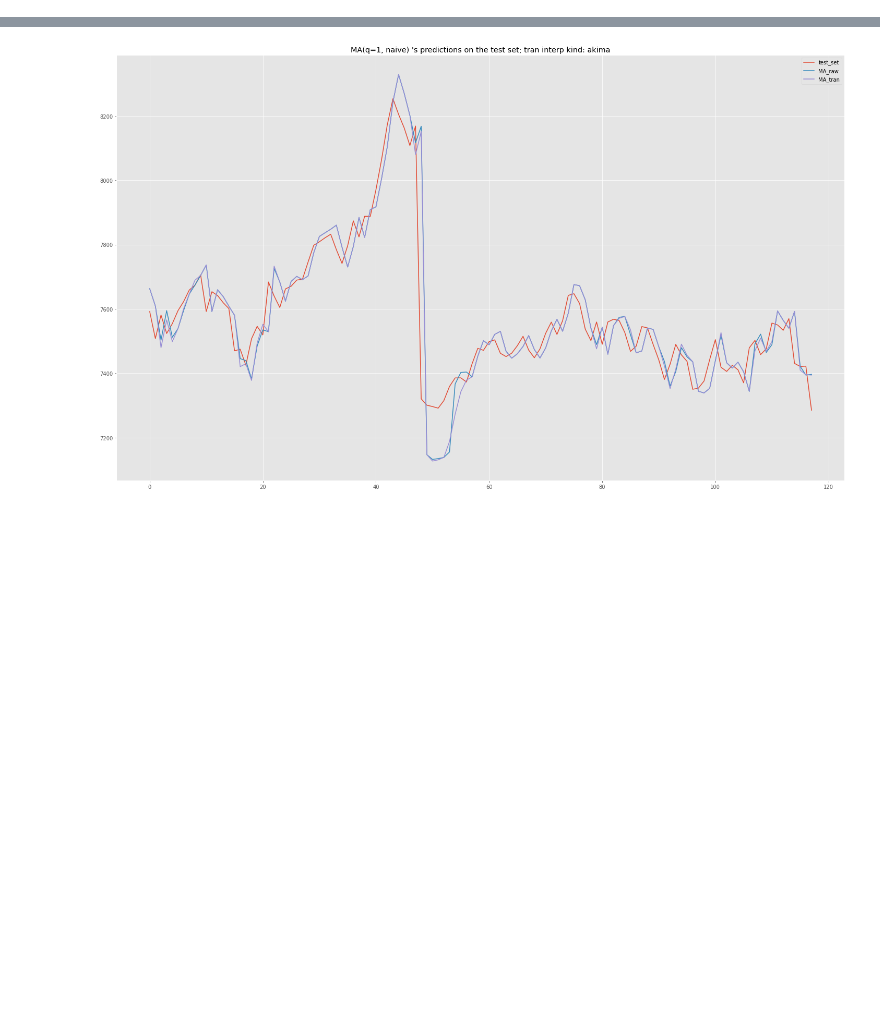
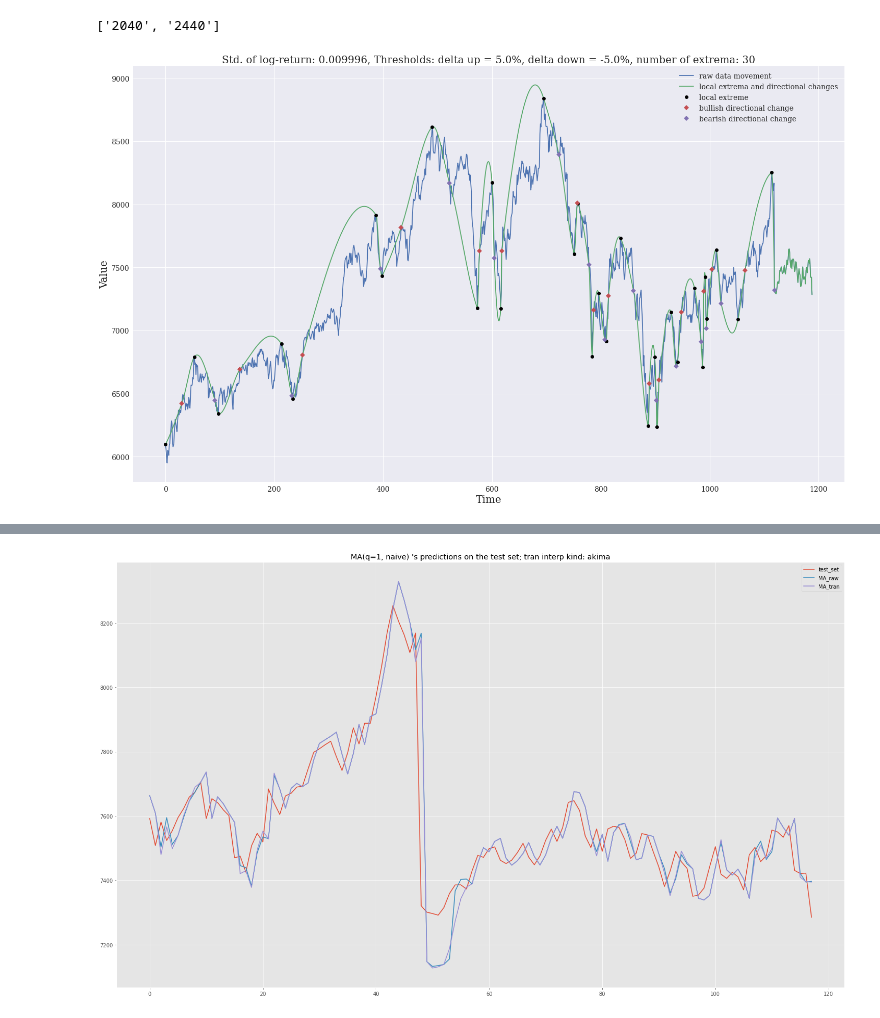
Before and after one commit to LinusLin6769/DCLaboratory01, a Jupyter notebook: playground2.ipynb, the cells around one changed output, grey strips where cells are left out. Saved outputs shown, nothing was run; the diff lists cells and outputs as text; code cells hidden in the pictures; blank space fills up the shorter version.

```diff
--- a/playground2.ipynb
+++ b/playground2.ipynb
@@ -2,8 +2,9 @@
 from MA import run_ma
 from itertools import product
 from target_transformation import TargetTransformation
+from dc_transformation import DCTransformer
 import numpy as np
 import matplotlib.pyplot as plt
 import json
 import math
-plt.style.use('ggplot')
+plt.style.use('seaborn')
@@ -18,5 +24,16 @@ datasets = {
     } for k, v in datasets.items()
 }
 
-with open('config.json') as file:
-    config = json.load(file)
+print(list(datasets.keys()))
+# %% [output]
+['2040', '2440']
+# %%
+use = '2040'
+# %%
+t1 = DCTransformer()
+t1.transform(datasets[use]['raw'], threshold=(0.05, -0.05), kind='akima')
+t1.make_plot(marks=True)
+
+tra = np.diff(np.log(t1.tdata1))
+# %% [output]
+[figure, added]
```
Also changed, not shown: parts of 5 cells of this notebook, 2 other files.
